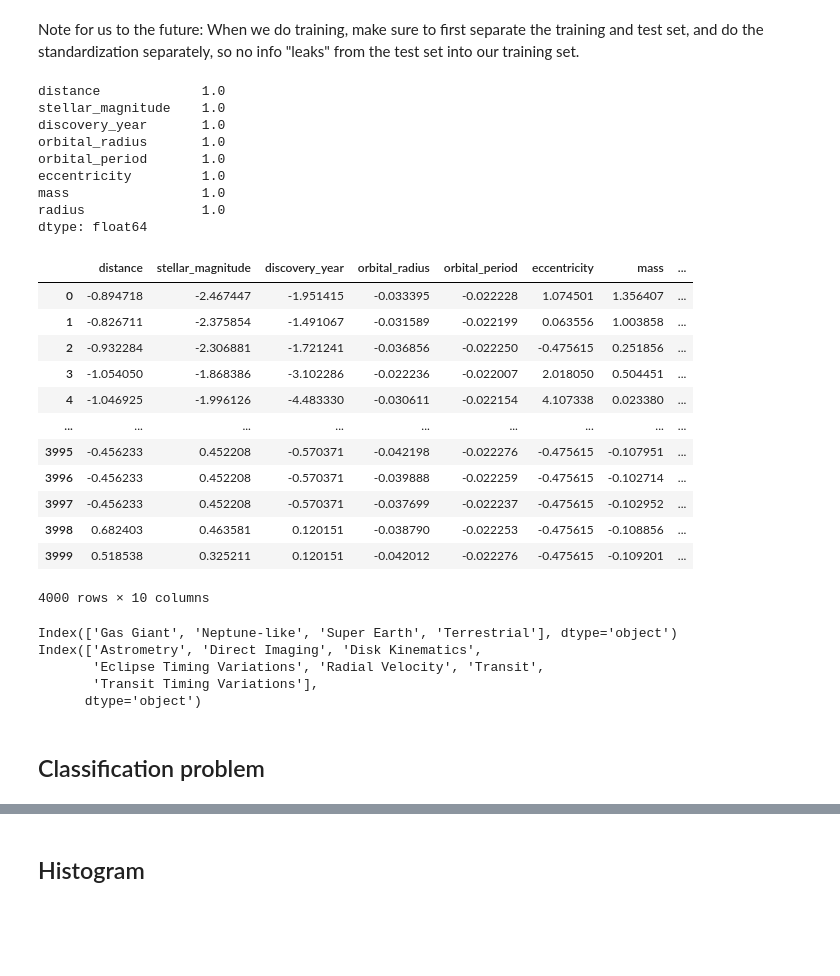
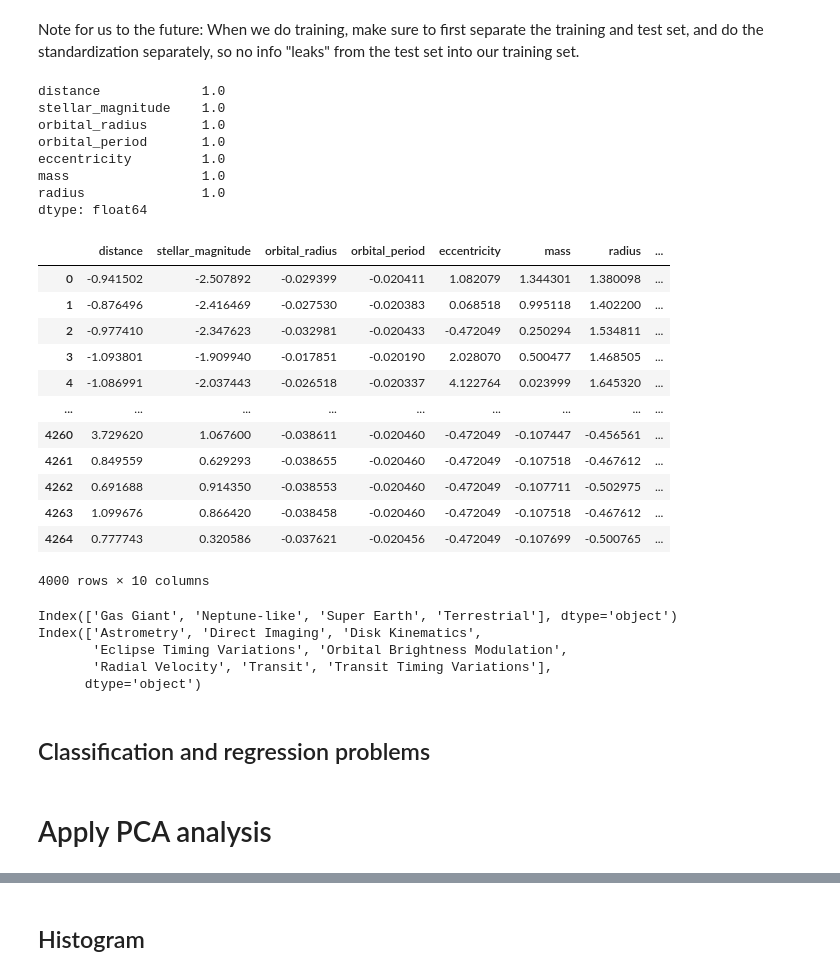
Before and after one commit to lelegod/ml_project, a Jupyter notebook: project1.ipynb, the cells around one changed output, grey strips where cells are left out. Saved outputs shown, nothing was run; the diff lists cells and outputs as text; code cells hidden in the pictures; blank space fills up the shorter version.

```diff
--- a/project1.ipynb
+++ b/project1.ipynb
@@ -33,7 +33,7 @@ clean_dataset
 4765 rows × 13 columns
 # %%
 num_obeservation = 4000
-df = dataset.iloc[range(num_obeservation)]
+df = clean_dataset.iloc[range(num_obeservation)]
 df = df.drop("name", axis=1)
 df.head()
 # %% [output]
@@ -90,43 +80,44 @@ Note for us to the future: When we do training, make sure to first separate the
 # %%
 
 planet_type = df["planet_type"]
 encoded_df = df.copy()
 #we encode the categorical variables, to make it digestable for the training stage later
 encoded_df["detection_method"] = encoded_df["detection_method"].astype("category").cat.codes
 encoded_df["planet_type"] = encoded_df["planet_type"].astype("category").cat.codes
+encoded_df["discovery_year"] = encoded_df["discovery_year"].astype("category").cat.codes
 
 #we have a separate df, so that the standardization is only done for the non-categorical variables
-df_without_type = encoded_df.drop(["planet_type", "detection_method"] , axis=1)
+df_without_type = encoded_df.drop(["planet_type", "detection_method", "discovery_year"] , axis=1)
 
 df_std = (df_without_type - np.mean(df_without_type, axis=0)) / np.std(df_without_type, axis=0)
 print(np.std(df_std, axis=0))
 
 #we add back everything
 df_std["planet_type"] = encoded_df["planet_type"]
 df_std["detection_method"] = encoded_df["detection_method"]
+df_std["discovery_year"] = encoded_df["discovery_year"]
 df_std
 # %% [output]
 distance             1.0
 stellar_magnitude    1.0
-discovery_year       1.0
 orbital_radius       1.0
 orbital_period       1.0
 eccentricity         1.0
 mass                 1.0
 radius               1.0
 dtype: float64
-|  | distance | stellar_magnitude | discovery_year | orbital_radius | orbital_period | eccentricity | mass | ... |
-| 0 | -0.894718 | -2.467447 | -1.951415 | -0.033395 | -0.022228 | 1.074501 | 1.356407 | ... |
-| 1 | -0.826711 | -2.375854 | -1.491067 | -0.031589 | -0.022199 | 0.063556 | 1.003858 | ... |
-| 2 | -0.932284 | -2.306881 | -1.721241 | -0.036856 | -0.022250 | -0.475615 | 0.251856 | ... |
-| 3 | -1.054050 | -1.868386 | -3.102286 | -0.022236 | -0.022007 | 2.018050 | 0.504451 | ... |
-| 4 | -1.046925 | -1.996126 | -4.483330 | -0.030611 | -0.022154 | 4.107338 | 0.023380 | ... |
+|  | distance | stellar_magnitude | orbital_radius | orbital_period | eccentricity | mass | radius | ... |
+| 0 | -0.941502 | -2.507892 | -0.029399 | -0.020411 | 1.082079 | 1.344301 | 1.380098 | ... |
+| 1 | -0.876496 | -2.416469 | -0.027530 | -0.020383 | 0.068518 | 0.995118 | 1.402200 | ... |
+| 2 | -0.977410 | -2.347623 | -0.032981 | -0.020433 | -0.472049 | 0.250294 | 1.534811 | ... |
+| 3 | -1.093801 | -1.909940 | -0.017851 | -0.020190 | 2.028070 | 0.500477 | 1.468505 | ... |
+| 4 | -1.086991 | -2.037443 | -0.026518 | -0.020337 | 4.122764 | 0.023999 | 1.645320 | ... |
 | ... | ... | ... | ... | ... | ... | ... | ... | ... |
-| 3995 | -0.456233 | 0.452208 | -0.570371 | -0.042198 | -0.022276 | -0.475615 | -0.107951 | ... |
-| 3996 | -0.456233 | 0.452208 | -0.570371 | -0.039888 | -0.022259 | -0.475615 | -0.102714 | ... |
-| 3997 | -0.456233 | 0.452208 | -0.570371 | -0.037699 | -0.022237 | -0.475615 | -0.102952 | ... |
-| 3998 | 0.682403 | 0.463581 | 0.120151 | -0.038790 | -0.022253 | -0.475615 | -0.108856 | ... |
-| 3999 | 0.518538 | 0.325211 | 0.120151 | -0.042012 | -0.022276 | -0.475615 | -0.109201 | ... |
+| 4260 | 3.729620 | 1.067600 | -0.038611 | -0.020460 | -0.472049 | -0.107447 | -0.456561 | ... |
+| 4261 | 0.849559 | 0.629293 | -0.038655 | -0.020460 | -0.472049 | -0.107518 | -0.467612 | ... |
+| 4262 | 0.691688 | 0.914350 | -0.038553 | -0.020460 | -0.472049 | -0.107711 | -0.502975 | ... |
+| 4263 | 1.099676 | 0.866420 | -0.038458 | -0.020460 | -0.472049 | -0.107518 | -0.467612 | ... |
+| 4264 | 0.777743 | 0.320586 | -0.037621 | -0.020456 | -0.472049 | -0.107699 | -0.500765 | ... |
 4000 rows × 10 columns
 # %%
 planet_cats = df["planet_type"].astype("category")
@@ -136,9 +127,9 @@ print(detection_cats.cat.categories)
 # %% [output]
 Index(['Gas Giant', 'Neptune-like', 'Super Earth', 'Terrestrial'], dtype='object')
 Index(['Astrometry', 'Direct Imaging', 'Disk Kinematics',
-       'Eclipse Timing Variations', 'Radial Velocity', 'Transit',
-       'Transit Timing Variations'],
+       'Eclipse Timing Variations', 'Orbital Brightness Modulation',
+       'Radial Velocity', 'Transit', 'Transit Timing Variations'],
       dtype='object')
 # %% [markdown]
-## Classification problem
+## Classification and regression problems
 # %%
@@ -149,0 +139,2 @@ assert y_classification.shape == (num_obeservation,)
+# %% [markdown]
+# Apply PCA analysis
```
Also changed, not shown: parts of 12 cells of this notebook.
